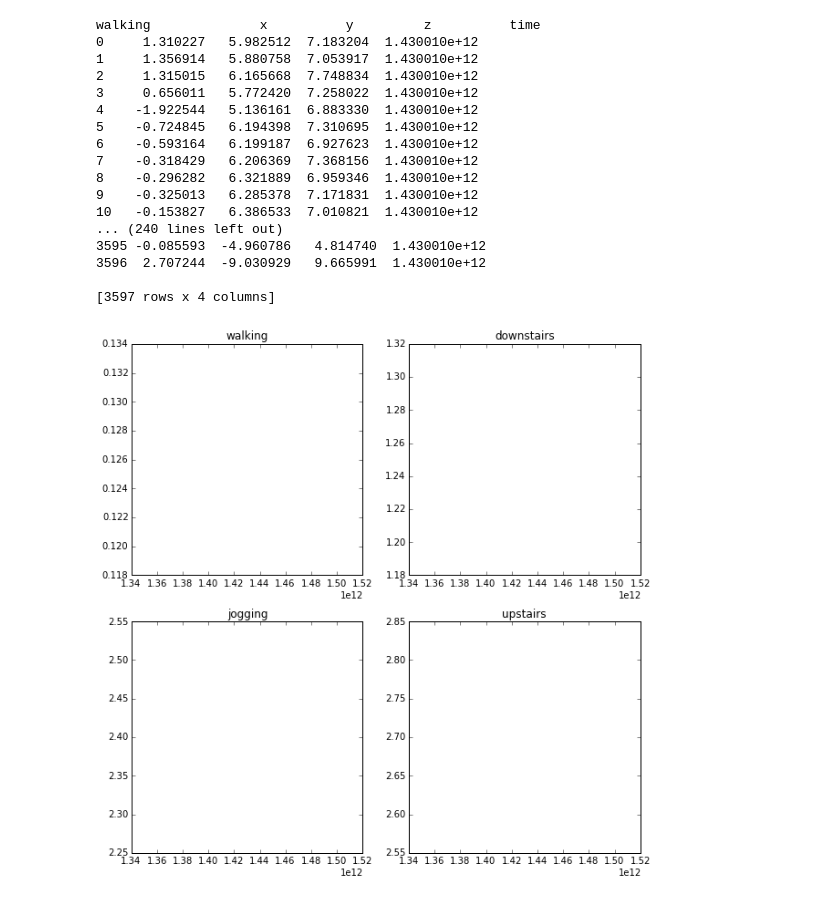
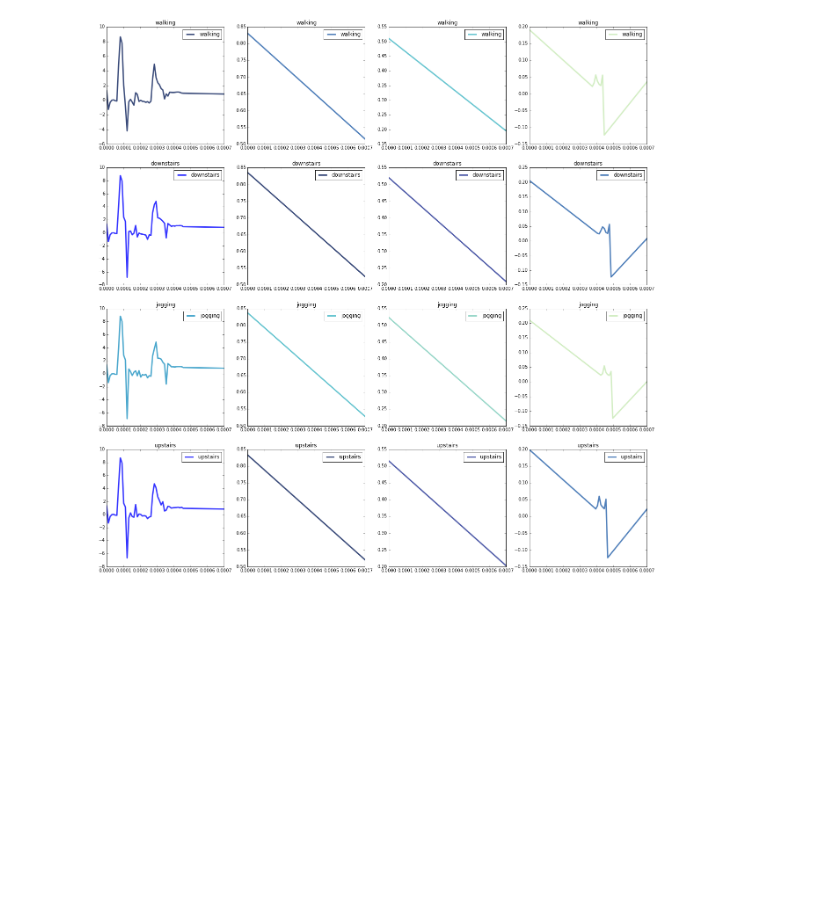
Before and after one commit to jenwei/accelerometer-interpreter, a Jupyter notebook: our_data.ipynb, the cells around one changed output. Saved outputs shown, nothing was run; the diff lists cells and outputs as text; code cells hidden in the pictures; blank space fills up the shorter version.

Commit message:
EDIT: :alien: our_data reading Meg data

```diff
--- a/our_data.ipynb
+++ b/our_data.ipynb
@@ -37,34 +37,27 @@ print meg_data_dict
 def evenly_sample_ts(ts):
     return np.linspace(ts.min(), ts.max(), len(ts))
 # %%
-thinkplot.preplot(4, 2, 2)
+thinkplot.preplot(4, 4, 4)
 
-for plotnum, (g, gdb) in enumerate(meg_data_dict.iteritems()):
-    print g,gdb
-    time = gdb.time.values
-    vals = gdb.x.values
+for plotnum, (activity, data) in enumerate(meg_data_dict.iteritems()):
+    time = data.time.values
+    vals = data.x.values
     evenly_sampled_ts = evenly_sample_ts(time)
     interp_vals = np.interp(evenly_sampled_ts, time, vals)
+    zwave = thinkdsp.Wave(interp_vals, framerate=100000)
 
-    thinkplot.subplot(plotnum+1)
-    thinkplot.plot(evenly_sampled_ts, interp_vals)
-    thinkplot.config(title=g)
+#     thinkplot.subplot(plotnum+1)
+#     thinkplot.plot(evenly_sampled_ts, interp_vals)
+#     thinkplot.config(title=activity)
+
+    start0 = 0
+    window_size = 0.0007
+    seg_nums = 4
+
+    for i in range(seg_nums):
+        zseg = zwave.segment(start=start0+i*window_size, duration=window_size)
+        thinkplot.subplot(4*plotnum+1+i)
+        zseg.plot(label=activity)
+        thinkplot.Config(title=activity)
 # %% [output]
-walking              x          y         z          time
-0     1.310227   5.982512  7.183204  1.430010e+12
-1     1.356914   5.880758  7.053917  1.430010e+12
-2     1.315015   6.165668  7.748834  1.430010e+12
-3     0.656011   5.772420  7.258022  1.430010e+12
-4    -1.922544   5.136161  6.883330  1.430010e+12
-5    -0.724845   6.194398  7.310695  1.430010e+12
-6    -0.593164   6.199187  6.927623  1.430010e+12
-7    -0.318429   6.206369  7.368156  1.430010e+12
-8    -0.296282   6.321889  6.959346  1.430010e+12
-9    -0.325013   6.285378  7.171831  1.430010e+12
-10   -0.153827   6.386533  7.010821  1.430010e+12
-... (240 lines left out)
-3595 -0.085593  -4.960786   4.814740  1.430010e+12
-3596  2.707244  -9.030929   9.665991  1.430010e+12
-
-[3597 rows x 4 columns]
-[figure, old version]
+[figure, new version]
```
Also changed, not shown: parts of 2 cells of this notebook.
